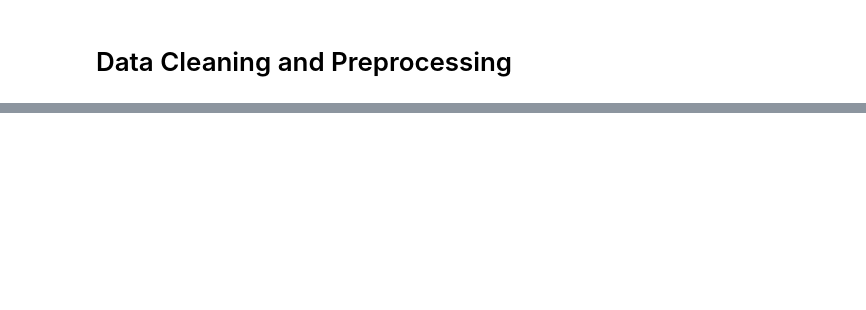
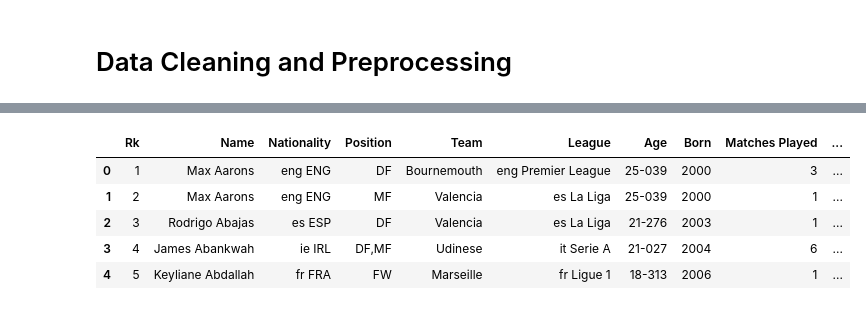
Before and after one commit to DarthJkid/FBREF_Analysis, a Jupyter notebook: Top_Five_Leagues_Player_Analysis.ipynb, the cells around one changed output, grey strips where cells are left out. Saved outputs shown, nothing was run; the diff lists cells and outputs as text; code cells hidden in the pictures; blank space fills up the shorter version.

```diff
--- a/Top_Five_Leagues_Player_Analysis.ipynb
+++ b/Top_Five_Leagues_Player_Analysis.ipynb
@@ -56,0 +109,61 @@ df.head()
+# %%
+#Finalising Column names
+finalised_columns = []
+for col in df.columns:
+  if 'Playing Time' in col:
+    new_col = col.split()[-1]
+  elif 'Performance' in col:
+    new_col = col.split()[-1]
+  elif 'Expected' in col:
+    new_col = col.split()[-1]
+  elif 'Progression' in col:
+    new_col = col.split()[-1]
+  elif 'Per 90' in col:
+    new_col = col.split()[-1]
+  elif 'Pos' in col:
+    new_col = 'Position'
+  elif 'Nation' in col:
+    new_col = 'Nationality'
+  elif 'Age' in col:
+    new_col = 'Age'
+  elif 'Player' in col:
+    new_col = 'Name'
+  elif 'Squad' in col:
+    new_col = 'Team'
+  elif 'Comp' in col:
+    new_col = 'League'
+  elif 'MP' in col:
+    new_col = 'Matches Played'
+  elif 'Starts' in col:
+    new_col = 'Matches Started'
+  elif '90s' in col:
+    new_col = '90 Minutes Played'
+  elif 'Gls' in col:
+    new_col = 'Goals'
+  elif 'Ast' in col:
+    new_col = 'Assists'
+  elif 'G+A' in col:
+    new_col = 'Goals + Assists'
+  elif 'G-PK' in col:
+    new_col = 'Goals - Penalty Kick'
+  elif 'PK' in col:
+    new_col = 'Penalty Kick'
+  elif 'PKatt' in col:
+    new_col = 'Penalty Kick Attempts'
+  elif 'CrdY' in col:
+    new_col = 'Yellow Cards'
+  elif 'CrdR' in col:
+    new_col = 'Red Cards'
+  else:
+    new_col = col
+  finalised_columns.append(new_col)
+
+df.columns = finalised_columns
+df.head()
+# %% [output]
+|  | Rk | Name | Nationality | Position | Team | League | Age | Born | Matches Played | ... |
+| 0 | 1 | Max Aarons | eng ENG | DF | Bournemouth | eng Premier League | 25-039 | 2000 | 3 | ... |
+| 1 | 2 | Max Aarons | eng ENG | MF | Valencia | es La Liga | 25-039 | 2000 | 1 | ... |
+| 2 | 3 | Rodrigo Abajas | es ESP | DF | Valencia | es La Liga | 21-276 | 2003 | 1 | ... |
+| 3 | 4 | James Abankwah | ie IRL | DF,MF | Udinese | it Serie A | 21-027 | 2004 | 6 | ... |
+| 4 | 5 | Keyliane Abdallah | fr FRA | FW | Marseille | fr Ligue 1 | 18-313 | 2006 | 1 | ... |
```
Also changed, not shown: parts of 6 cells of this notebook.
